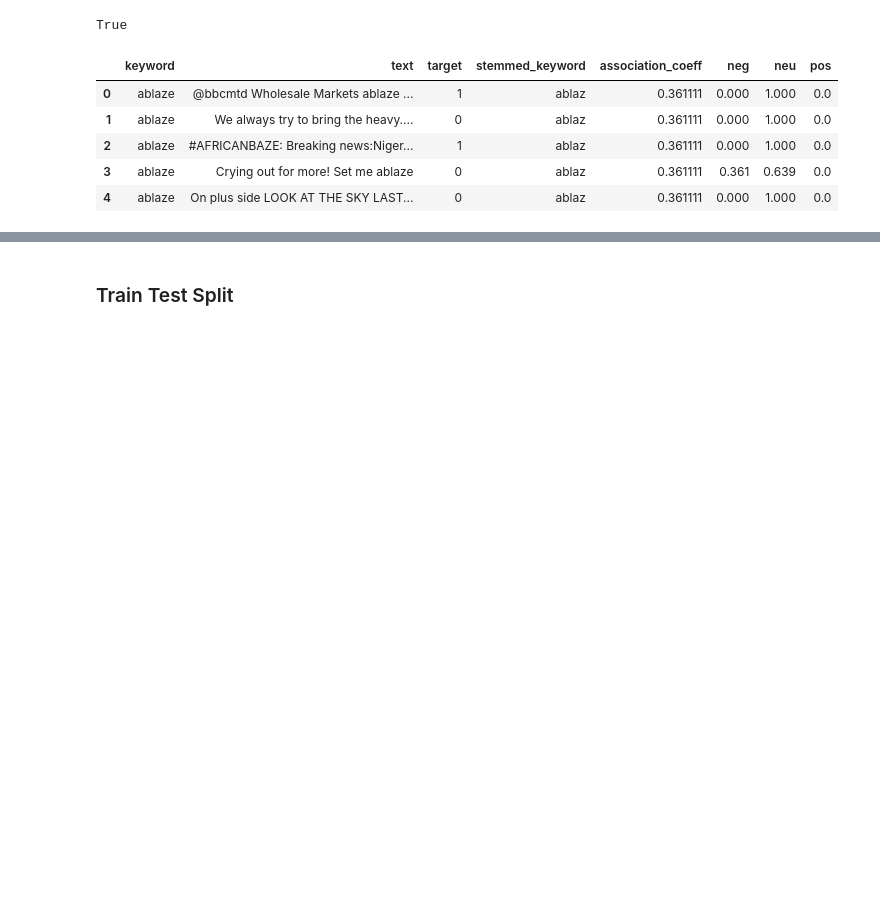
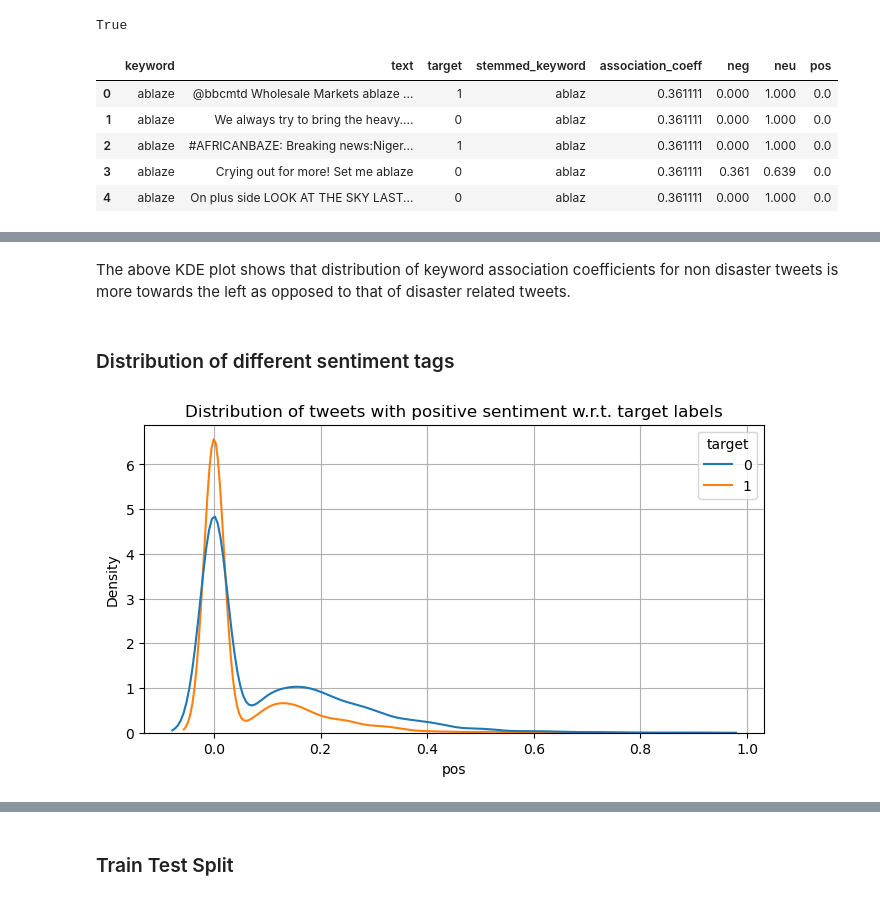
Before and after one commit to Shiska07/Information-Retreval-and-Natural-Language-Processing, a Jupyter notebook: disaster-tweets-classification-using-nlp.ipynb, the cells around one changed output, grey strips where cells are left out. Saved outputs shown, nothing was run; the diff lists cells and outputs as text; code cells hidden in the pictures; blank space fills up the shorter version.

```diff
--- a/disaster-tweets-classification-using-nlp.ipynb
+++ b/disaster-tweets-classification-using-nlp.ipynb
@@ -275,0 +362,11 @@ train.head()
+# %% [markdown]
+The above KDE plot shows that distribution of keyword association coefficients for non disaster tweets is more towards the left as opposed to that of disaster related tweets.
+# %% [markdown]
+### Distribution of different sentiment tags
+# %%
+plt.figure(figsize = (8,4))
+sns.kdeplot(df, x = 'pos', hue = 'target')
+plt.title('Distribution of tweets with positive sentiment w.r.t. target labels')
+plt.grid()
+# %% [output]
+[figure, added]
```
Also changed, not shown: parts of 21 cells of this notebook, 1 other file.
